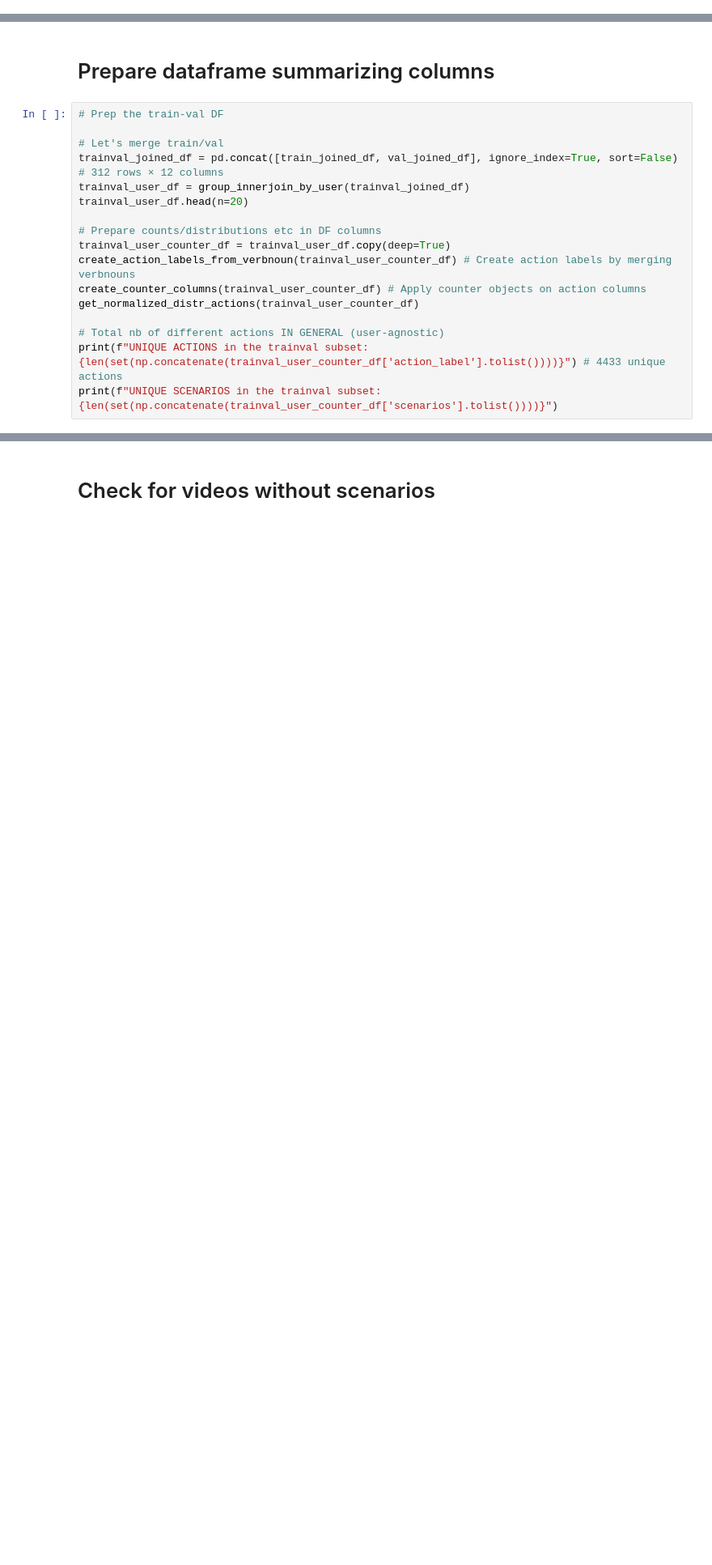
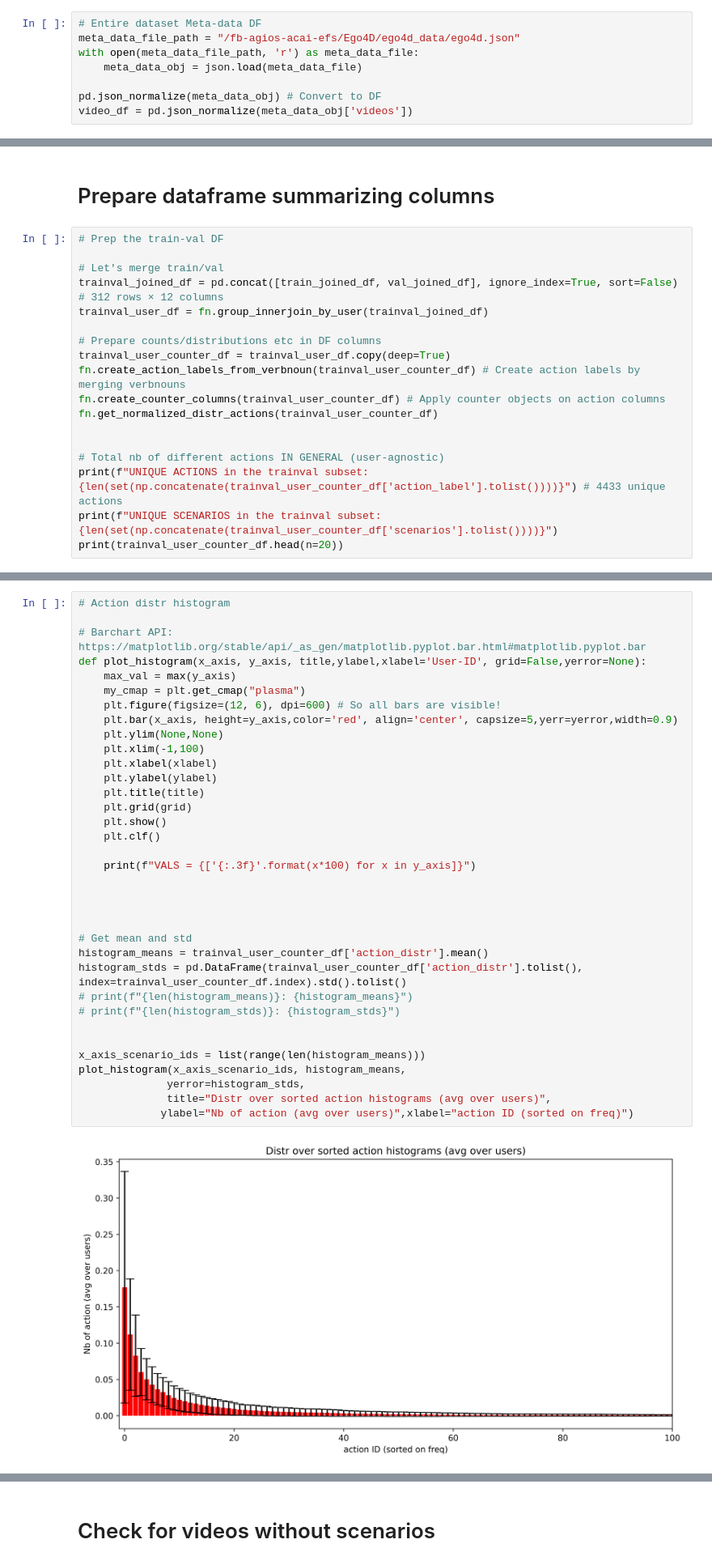
Before and after one commit to facebookresearch/EgocentricUserAdaptation, a Jupyter notebook: notebooks/ego4d_LTA_MERGED_TRAINVAL_analysis.ipynb, the cells around one changed output, grey strips where cells are left out. Shown: that part at 81% size. Cells and saved outputs as stored; diff of their text form; blank space fills up the shorter version.

Commit message:
ego4D LTA: merged train-val updates for user-distr per action, histogram over actions avgd over users, total action distr. Updated common plotting functions in Single-splits notebook.

```diff
--- a/notebooks/ego4d_LTA_MERGED_TRAINVAL_analysis.ipynb
+++ b/notebooks/ego4d_LTA_MERGED_TRAINVAL_analysis.ipynb
@@ -38,3 +23,11 @@ TAIL = ...[3, 2, 2, 2, 1, 1, 1, 1, 0, 0]
+# %%
+# Entire dataset Meta-data DF
+meta_data_file_path = "/fb-agios-acai-efs/Ego4D/ego4d_data/ego4d.json"
+with open(meta_data_file_path, 'r') as meta_data_file:
+    meta_data_obj = json.load(meta_data_file)
+
+pd.json_normalize(meta_data_obj) # Convert to DF
+video_df = pd.json_normalize(meta_data_obj['videos'])
 # %% [markdown]
 # Load train+validation sets
 # %%
@@ -81,16 +74,17 @@ Overlap between the val/train users = 115
 
 # Let's merge train/val
 trainval_joined_df = pd.concat([train_joined_df, val_joined_df], ignore_index=True, sort=False) # 312 rows × 12 columns
-trainval_user_df = group_innerjoin_by_user(trainval_joined_df)
-trainval_user_df.head(n=20)
+trainval_user_df = fn.group_innerjoin_by_user(trainval_joined_df)
 
 # Prepare counts/distributions etc in DF columns
 trainval_user_counter_df = trainval_user_df.copy(deep=True)
-create_action_labels_from_verbnoun(trainval_user_counter_df) # Create action labels by merging verbnouns
-create_counter_columns(trainval_user_counter_df) # Apply counter objects on action columns
-get_normalized_distr_actions(trainval_user_counter_df)
+fn.create_action_labels_from_verbnoun(trainval_user_counter_df) # Create action labels by merging verbnouns
+fn.create_counter_columns(trainval_user_counter_df) # Apply counter objects on action columns
+fn.get_normalized_distr_actions(trainval_user_counter_df)
+
 
 # Total nb of different actions IN GENERAL (user-agnostic)
 print(f"UNIQUE ACTIONS in the trainval subset: {len(set(np.concatenate(trainval_user_counter_df['action_label'].tolist())))}") # 4433 unique actions
 print(f"UNIQUE SCENARIOS in the trainval subset: {len(set(np.concatenate(trainval_user_counter_df['scenarios'].tolist())))}")
+print(trainval_user_counter_df.head(n=20))
 # %% [output]
@@ -130,0 +127,37 @@ TAIL = ...[17667, 17670, 17673, 17675, 17677, 17679, 17680, 17681, 17682, 17682]
+# %%
+# Action distr histogram
+
+# Barchart API: https://matplotlib.org/stable/api/_as_gen/matplotlib.pyplot.bar.html#matplotlib.pyplot.bar
+def plot_histogram(x_axis, y_axis, title,ylabel,xlabel='User-ID', grid=False,yerror=None):
+    max_val = max(y_axis)
+    my_cmap = plt.get_cmap("plasma")
+    plt.figure(figsize=(12, 6), dpi=600) # So all bars are visible!
+    plt.bar(x_axis, height=y_axis,color='red', align='center', capsize=5,yerr=yerror,width=0.9)
+    plt.ylim(None,None)
+    plt.xlim(-1,100)
+    plt.xlabel(xlabel)
+    plt.ylabel(ylabel)
+    plt.title(title)
+    plt.grid(grid)
+    plt.show()
+    plt.clf()
+
+    print(f"VALS = {['{:.3f}'.format(x*100) for x in y_axis]}")
+
+
+
+
+# Get mean and std
+histogram_means = trainval_user_counter_df['action_distr'].mean()
+histogram_stds = pd.DataFrame(trainval_user_counter_df['action_distr'].tolist(), index=trainval_user_counter_df.index).std().tolist()
+# print(f"{len(histogram_means)}: {histogram_means}")
+# print(f"{len(histogram_stds)}: {histogram_stds}")
+
+
+x_axis_scenario_ids = list(range(len(histogram_means)))
+plot_histogram(x_axis_scenario_ids, histogram_means,
+              yerror=histogram_stds,
+              title="Distr over sorted action histograms (avg over users)",
+             ylabel="Nb of action (avg over users)",xlabel="action ID (sorted on freq)")
+# %% [output]
+[figure, added]
```
Also changed, not shown: parts of 16 cells of this notebook, 1 other file.
